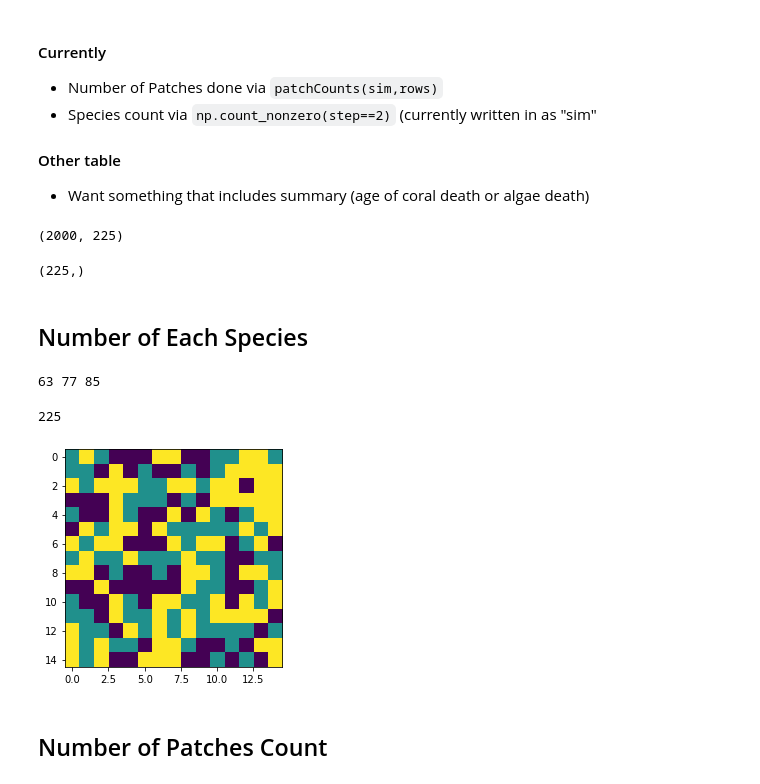
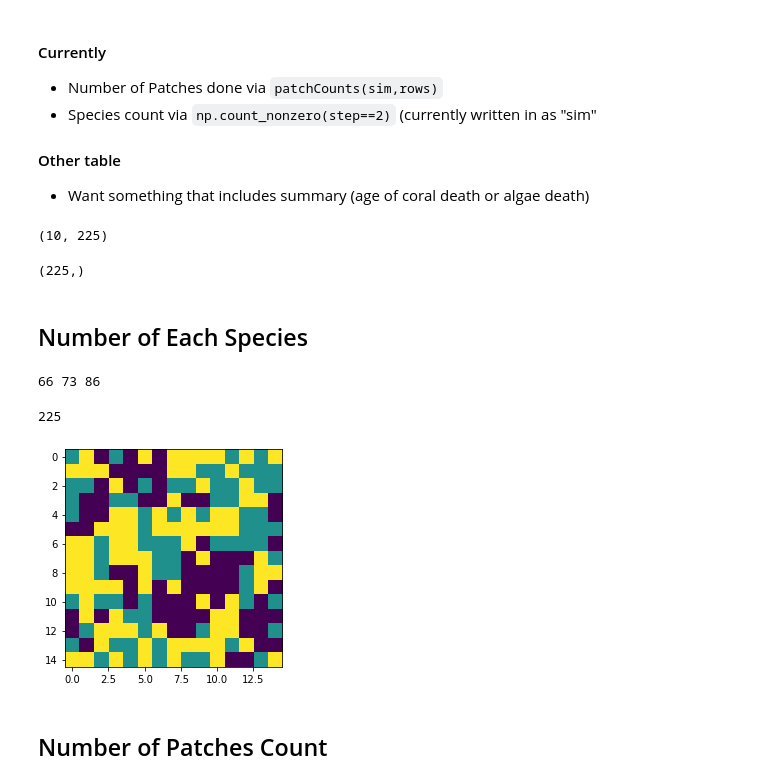
Before and after one commit to rneuhausler/coralModel-analyses, a Jupyter notebook: scripts/testing.ipynb, the cells around one changed output. Drawn from its saved outputs; the diff is of its cells as text; code cells hidden in the pictures.

```diff
--- a/scripts/testing.ipynb
+++ b/scripts/testing.ipynb
@@ -0,0 +73,6 @@
+# %%
+gridOption = PathsOfInterest[1].split('/')[3].split('d')[1]
+grazing = PathsOfInterest[1].split('/')[4].split('g')[2]
+
+coral, macro, r, d, a, y, time, recordRate, nsim =
+PathsOfInterest[1].split('/')[5].split('-').split('coral').split('macro').split('')
@@ -9,6 +115,7 @@ gridOption = 2 ## 0: random, 1: checkered, 2: blob
 
 rows = 15
 columns = 15
+NumberOfNodes = rows*columns
 # %%
 coralPercent = .50
 algaePercent = .33
@@ -106,15 +294,19 @@ g=.4
 
 ## Time and Grid Settings
 
-NumberOfSimulations = 10
-tf, dt= 200, .1
+NumberOfSimulations = 4
+tf, dt= 20, .1
+recordRate = 2
 NumberOfTimesteps = int(tf/dt)
 
 rows, columns = 15, 15
 NumberOfNodes = rows * columns
+NumberOfRecordedTimesteps = round(NumberOfTimesteps / recordRate)
+data = np.zeros((NumberOfRecordedTimesteps, NumberOfNodes))
+neighbors = np.zeros((NumberOfRecordedTimesteps, NumberOfNodes), dtype=object)
+recordedTimesteps = np.zeros((NumberOfRecordedTimesteps, 1))
 
-data = np.zeros((NumberOfTimesteps, NumberOfNodes))
-neighbors = np.zeros((NumberOfTimesteps, NumberOfNodes), dtype=object)
+
 def runModel(simulation):
     print('running simulation' + str(simulation))
     Moorea = Reef()
@@ -128,17 +320,20 @@ def runModel(simulation):
             count = count + 1
     Moorea.generateGraph(threshold)
 
-    for n in range(0,NumberOfTimesteps):
-        for i,val in enumerate(Moorea.nodes):
-            data[n,i] = Moorea.nodes[i].type
-            neighbors[n,i] = Moorea.nodes[i].density
+    for t in range(0,NumberOfTimesteps):
+        if t % recordRate == 0:
+            for n,val in enumerate(Moorea.nodes):
+                data[round(t/recordRate),n] = Moorea.nodes[n].type
+                neighbors[round(t/recordRate),n] = Moorea.nodes[n].density
+                recordedTimesteps[round(t/recordRate)] = n
         Moorea.roll(r=r, d=d, a=a, g=g, y=y, dt=dt)
 
     if simulation == 0: ## check on progress
         plt.figure()
         plt.imshow(np.reshape(np.array([Moorea.nodes[i].type for
                                         i,val in enumerate(Moorea.nodes)]),(rows,columns)))
-    return(data, neighbors)
+
+    return(data, neighbors, recordedTimesteps)
 
 if __name__ == '__main__':
 
@@ -189,27 +444,30 @@ for i in np.arange(0,500,100):
 
 #### Other table
 * Want something that includes summary (age of coral death or algae death)
+# %%
+simulation = 2
+matrixData = 0
+timestep = 2
+results[simulation][matrixData].shape
+# %% [output]
+(10, 225)
 # %%
-results[2].shape
+results[simulation][matrixData][timestep].shape
 # %% [output]
-(2000, 225)
+(225,)
-# %%
-results[2][1,:].shape
-# %% [output]
-(225,)
 # %% [markdown]
 ## Number of Each Species
 # %%
-image = results[2][20,:]
+image = results[simulation][matrixData][timestep]
 plt.imshow(shaper(image,rows))
 print(np.count_nonzero(image==0),
       np.count_nonzero(image==1),
       np.count_nonzero(image==2))
 63+77+85
 # %% [output]
-63 77 85
+66 73 86
 225
-[figure, old version]
+[figure, new version]
 # %% [markdown]
 ## Number of Patches Count
 # %%
```
Also changed, not shown: parts of 55 cells of this notebook, 6 other files.
